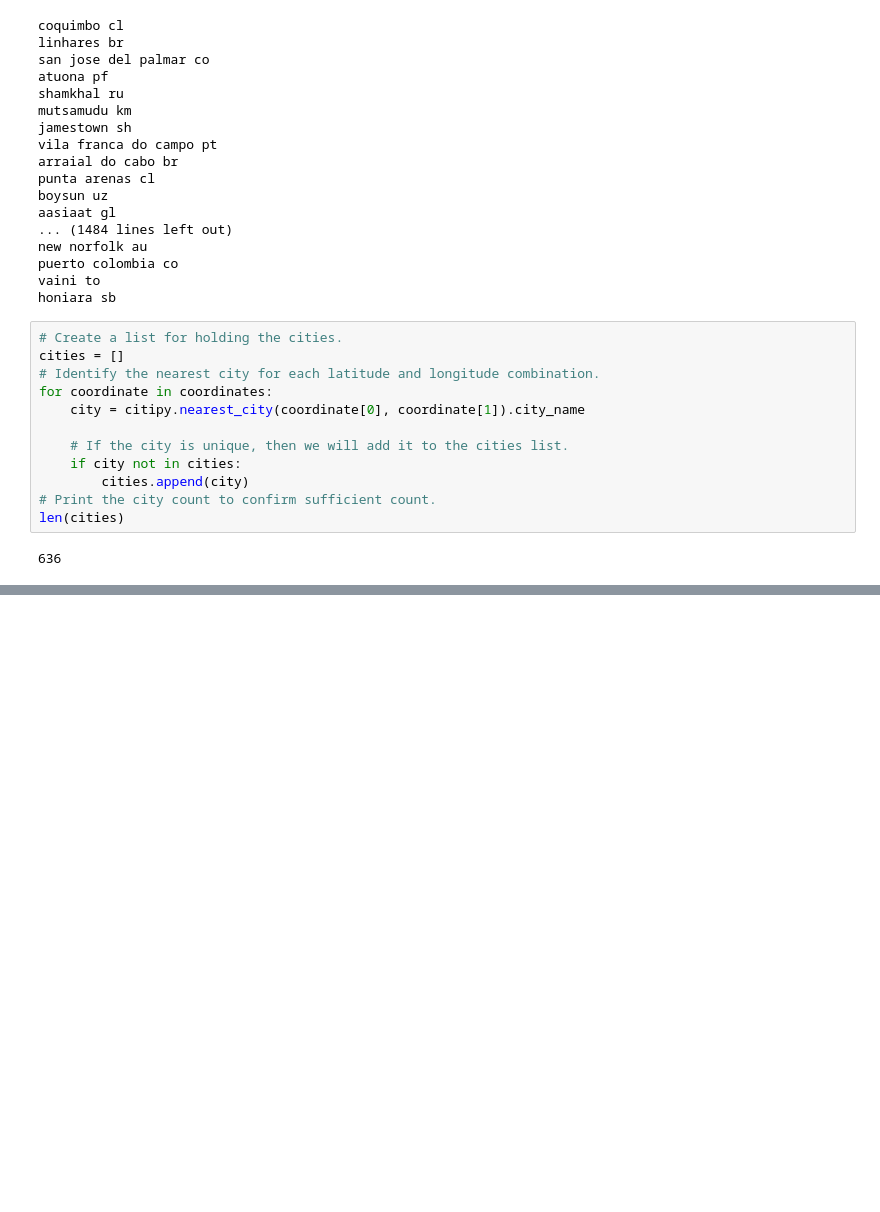
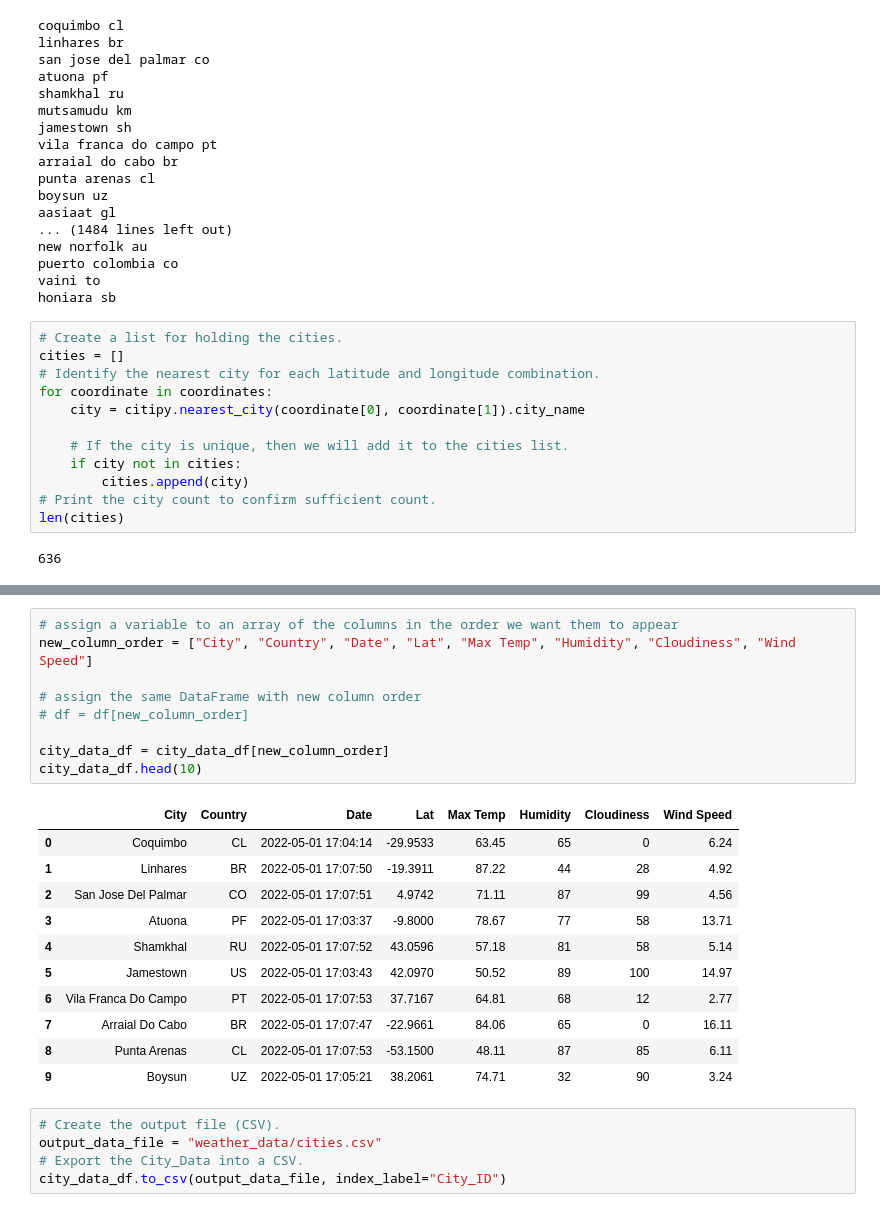
Before and after one commit to DataJew/World_Weather_Analysis, a Jupyter notebook: WeatherPy.ipynb, the cells around one changed output, grey strips where cells are left out. Cells and saved outputs as stored; diff of their text form; blank space fills up the shorter version.

```diff
--- a/WeatherPy.ipynb
+++ b/WeatherPy.ipynb
@@ -71,0 +183,26 @@ len(cities)
+# %%
+# assign a variable to an array of the columns in the order we want them to appear
+new_column_order = ["City", "Country", "Date", "Lat", "Max Temp", "Humidity", "Cloudiness", "Wind Speed"]
+
+# assign the same DataFrame with new column order
+# df = df[new_column_order]
+
+city_data_df = city_data_df[new_column_order]
+city_data_df.head(10)
+# %% [output]
+|  | City | Country | Date | Lat | Max Temp | Humidity | Cloudiness | Wind Speed |
+| 0 | Coquimbo | CL | 2022-05-01 17:04:14 | -29.9533 | 63.45 | 65 | 0 | 6.24 |
+| 1 | Linhares | BR | 2022-05-01 17:07:50 | -19.3911 | 87.22 | 44 | 28 | 4.92 |
+| 2 | San Jose Del Palmar | CO | 2022-05-01 17:07:51 | 4.9742 | 71.11 | 87 | 99 | 4.56 |
+| 3 | Atuona | PF | 2022-05-01 17:03:37 | -9.8000 | 78.67 | 77 | 58 | 13.71 |
+| 4 | Shamkhal | RU | 2022-05-01 17:07:52 | 43.0596 | 57.18 | 81 | 58 | 5.14 |
+| 5 | Jamestown | US | 2022-05-01 17:03:43 | 42.0970 | 50.52 | 89 | 100 | 14.97 |
+| 6 | Vila Franca Do Campo | PT | 2022-05-01 17:07:53 | 37.7167 | 64.81 | 68 | 12 | 2.77 |
+| 7 | Arraial Do Cabo | BR | 2022-05-01 17:07:47 | -22.9661 | 84.06 | 65 | 0 | 16.11 |
+| 8 | Punta Arenas | CL | 2022-05-01 17:07:53 | -53.1500 | 48.11 | 87 | 85 | 6.11 |
+| 9 | Boysun | UZ | 2022-05-01 17:05:21 | 38.2061 | 74.71 | 32 | 90 | 3.24 |
+# %%
+# Create the output file (CSV).
+output_data_file = "weather_data/cities.csv"
+# Export the City_Data into a CSV.
+city_data_df.to_csv(output_data_file, index_label="City_ID")
```
Also changed, not shown: parts of 5 cells of this notebook, 5 other files.
